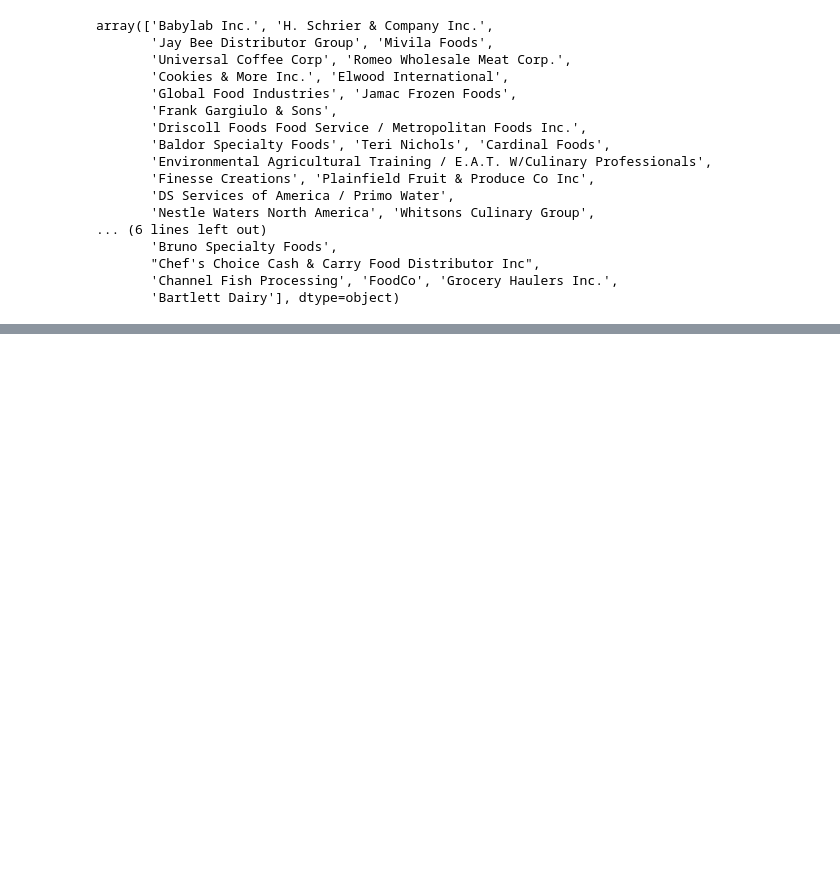
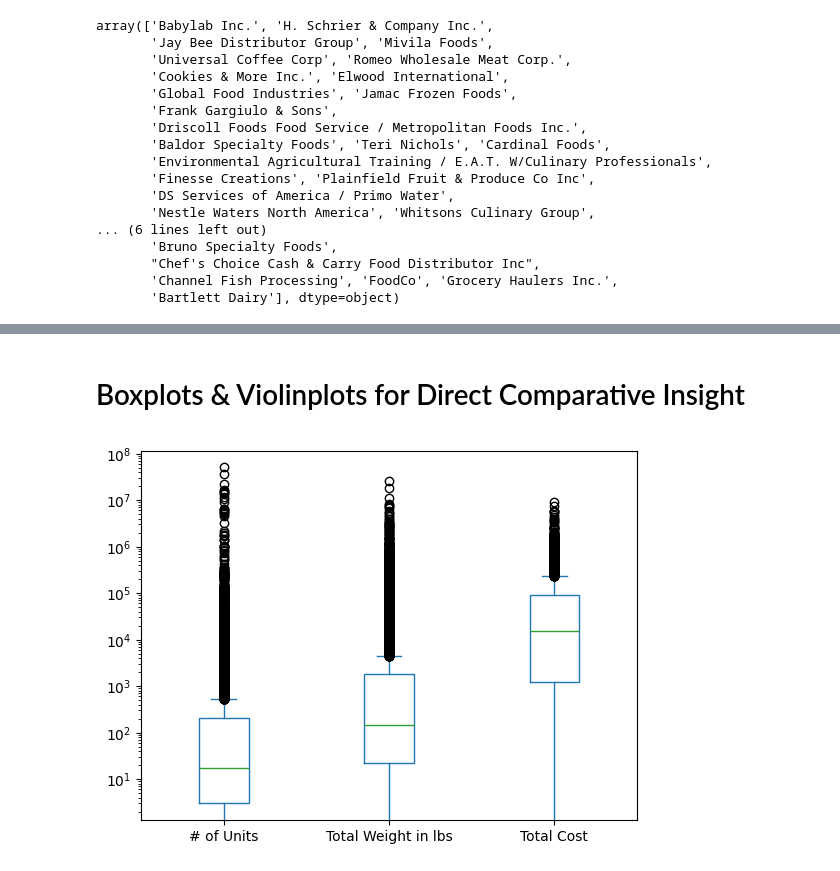
Before and after one commit to newexo/good-eats, a Jupyter notebook: notebooks/Initial-Exploration.ipynb, the cells around one changed output, grey strips where cells are left out. Drawn from its saved outputs; the diff is of its cells as text; code cells hidden in the pictures; blank space fills up the shorter version.

```diff
--- a/notebooks/Initial-Exploration.ipynb
+++ b/notebooks/Initial-Exploration.ipynb
@@ -160,0 +225,8 @@ Name: # of Units, Length: 17208, dtype: float64
+# %% [markdown]
+# Boxplots & Violinplots for Direct Comparative Insight
+# %%
+df[['# of Units','Total Weight in lbs','Total Cost']].plot(kind='box')
+plt.yscale('log')
+plt.show()
+# %% [output]
+[figure, added]
```
Also changed, not shown: parts of 13 cells of this notebook.
